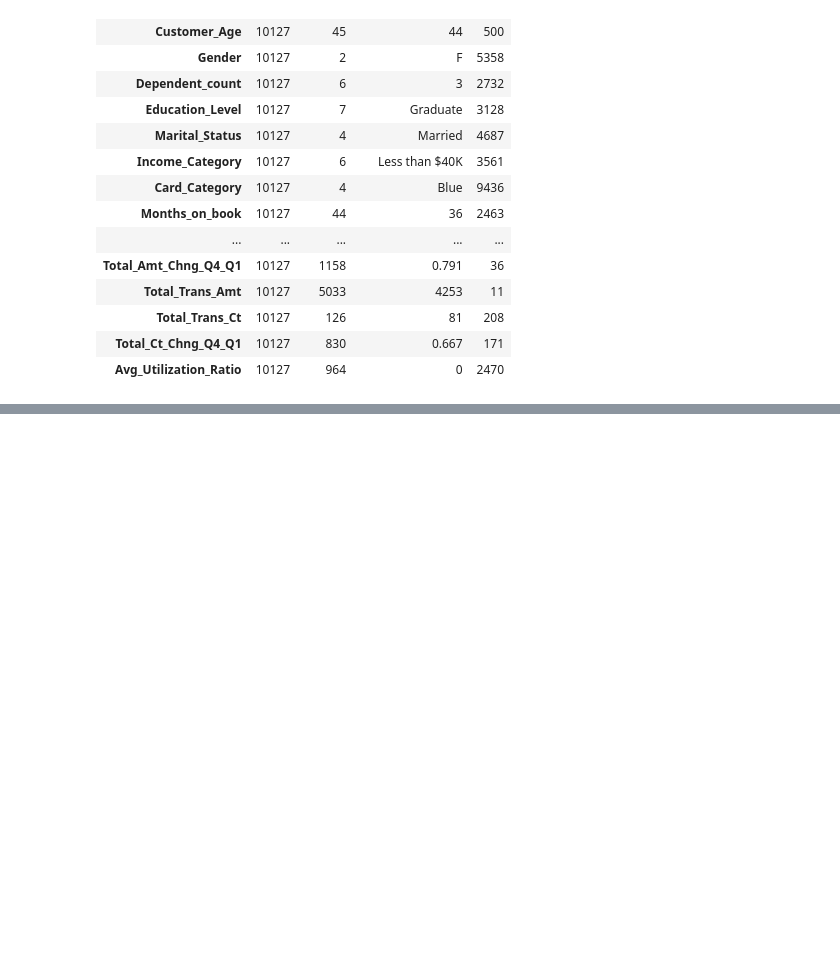
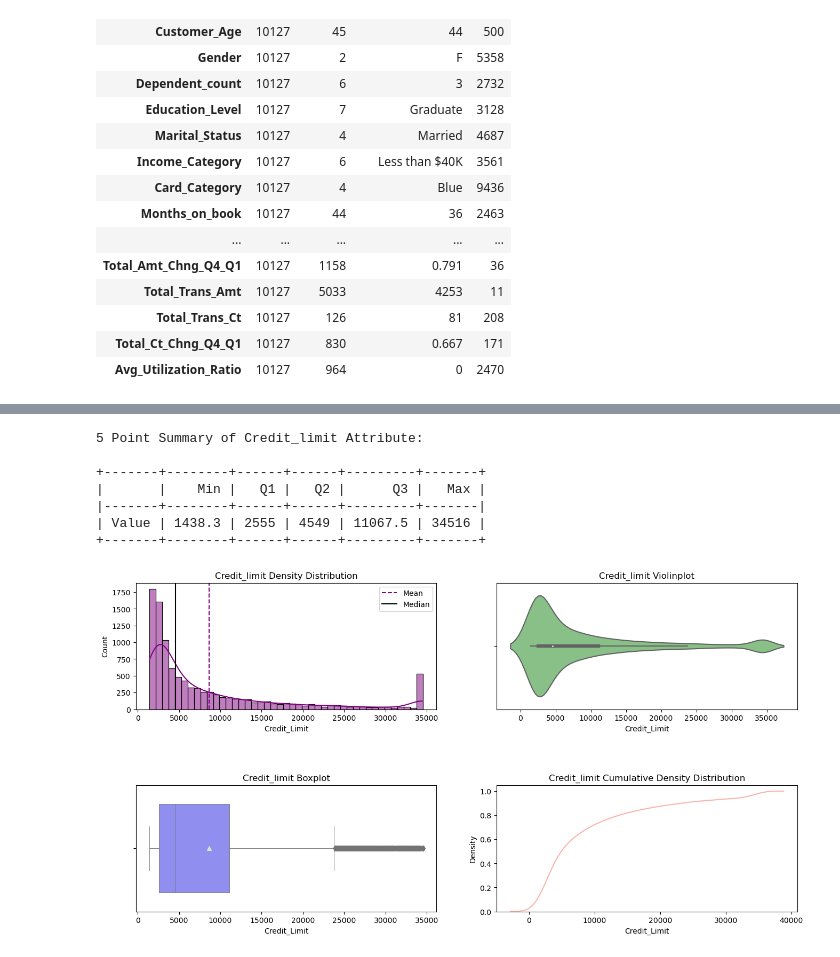
Before and after one commit to lgnovo/Project-4, a Jupyter notebook: bank_churners.ipynb, the cells around one changed output, grey strips where cells are left out. Drawn from its saved outputs; the diff is of its cells as text; code cells hidden in the pictures; blank space fills up the shorter version.

```diff
--- a/bank_churners.ipynb
+++ b/bank_churners.ipynb
@@ -173,0 +203,11 @@ TypeError: unsupported operand type(s) for -: 'str' and 'str'
+# %%
+summary(data, "Credit_Limit")
+# %% [output]
+5 Point Summary of Credit_limit Attribute:
+
++-------+--------+------+------+---------+-------+
+|       |    Min |   Q1 |   Q2 |      Q3 |   Max |
+|-------+--------+------+------+---------+-------|
+| Value | 1438.3 | 2555 | 4549 | 11067.5 | 34516 |
++-------+--------+------+------+---------+-------+
+[figure, added]
```
Also changed, not shown: parts of 7 cells of this notebook, 2 other files.
